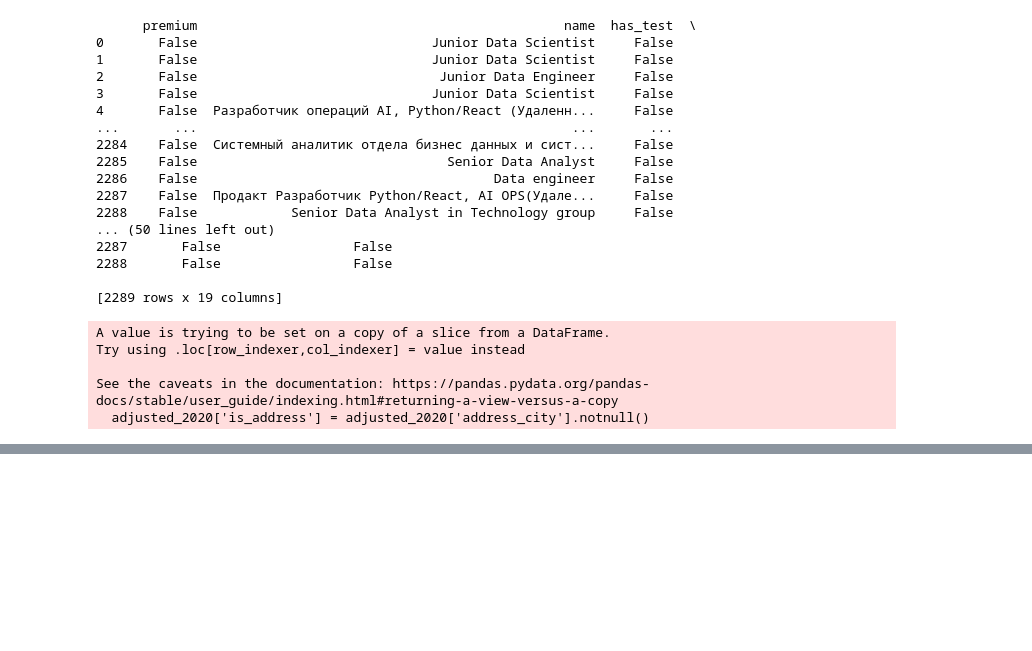
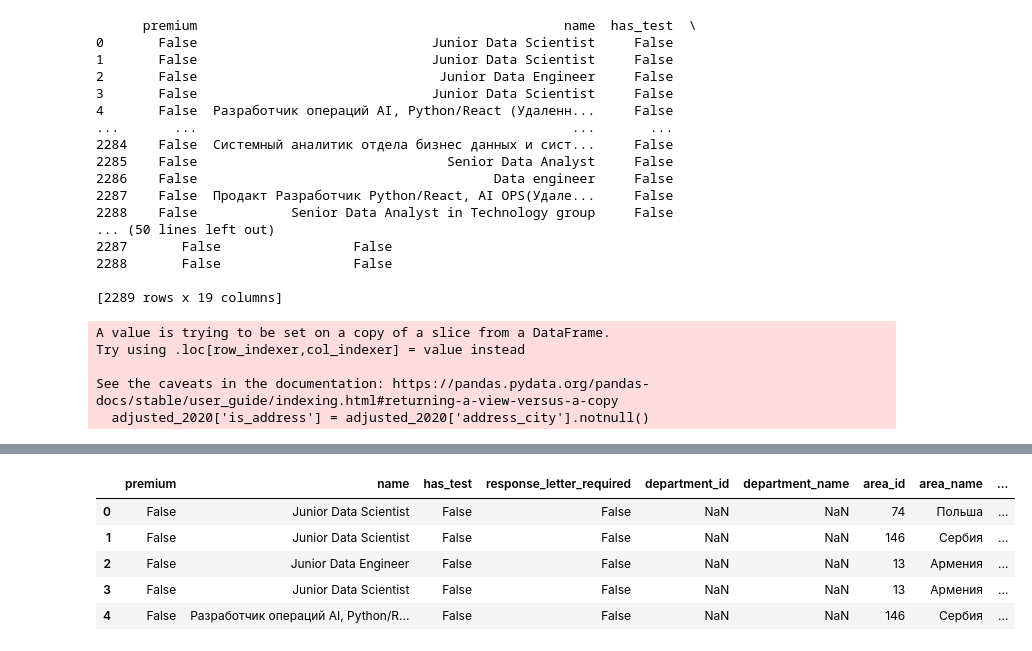
Before and after one commit to sashhhaka/HH-VacancyAnalysis, a Jupyter notebook: adjust_formats.ipynb, the cells around one changed output, grey strips where cells are left out. Cells and saved outputs as stored; diff of their text form; code cells hidden in the pictures; blank space fills up the shorter version.

```diff
--- a/adjust_formats.ipynb
+++ b/adjust_formats.ipynb
@@ -205,0 +282,9 @@ See the caveats in the documentation: https://pandas.pydata.org/pandas-docs/stab
+# %%
+adjusted_2024.head()
+# %% [output]
+|  | premium | name | has_test | response_letter_required | department_id | department_name | area_id | area_name | ... |
+| 0 | False | Junior Data Scientist | False | False | NaN | NaN | 74 | Польша | ... |
+| 1 | False | Junior Data Scientist | False | False | NaN | NaN | 146 | Сербия | ... |
+| 2 | False | Junior Data Engineer | False | False | NaN | NaN | 13 | Армения | ... |
+| 3 | False | Junior Data Scientist | False | False | NaN | NaN | 13 | Армения | ... |
+| 4 | False | Разработчик операций AI, Python/R... | False | False | NaN | NaN | 146 | Сербия | ... |
```
Also changed, not shown: parts of 8 cells of this notebook.
